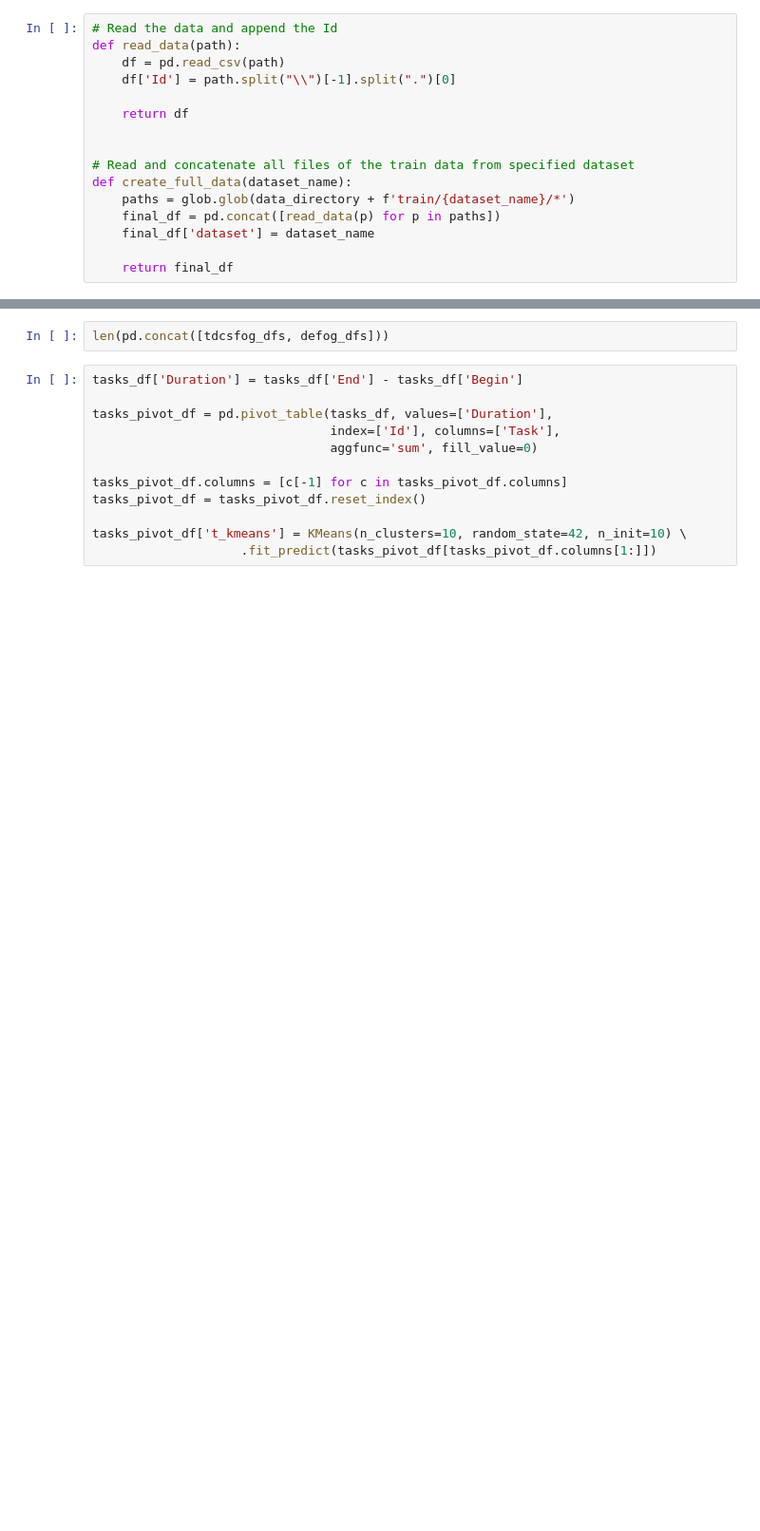
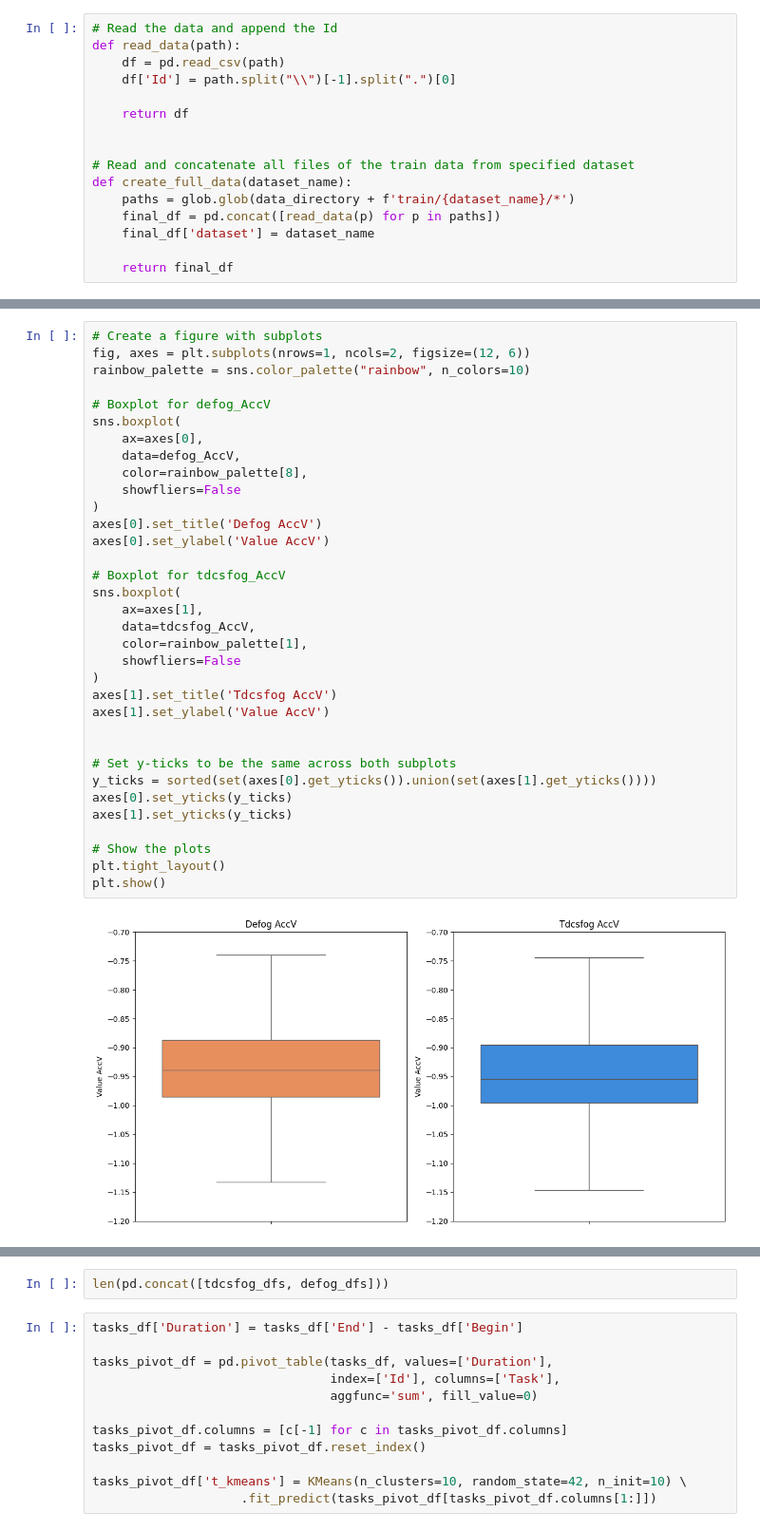
Before and after one commit to pariaighanian/Parkinson_Freezing_of_Gait_Prediction, a Jupyter notebook: ML.ipynb, the cells around one changed output, grey strips where cells are left out. Shown at 95% size. Saved outputs shown, nothing was run; the diff lists cells and outputs as text; blank space fills up the shorter version.

```diff
--- a/ML.ipynb
+++ b/ML.ipynb
@@ -132,0 +196,36 @@ defog_dfs.head()
+# %%
+# Create a figure with subplots
+fig, axes = plt.subplots(nrows=1, ncols=2, figsize=(12, 6))
+rainbow_palette = sns.color_palette("rainbow", n_colors=10)
+
+# Boxplot for defog_AccV
+sns.boxplot(
+    ax=axes[0],
+    data=defog_AccV,
+    color=rainbow_palette[8],
+    showfliers=False
+)
+axes[0].set_title('Defog AccV')
+axes[0].set_ylabel('Value AccV')
+
+# Boxplot for tdcsfog_AccV
+sns.boxplot(
+    ax=axes[1],
+    data=tdcsfog_AccV,
+    color=rainbow_palette[1],
+    showfliers=False
+)
+axes[1].set_title('Tdcsfog AccV')
+axes[1].set_ylabel('Value AccV')
+
+
+# Set y-ticks to be the same across both subplots
+y_ticks = sorted(set(axes[0].get_yticks()).union(set(axes[1].get_yticks())))
+axes[0].set_yticks(y_ticks)
+axes[1].set_yticks(y_ticks)
+
+# Show the plots
+plt.tight_layout()
+plt.show()
+# %% [output]
+[figure, added]
```
Also changed, not shown: parts of 58 cells of this notebook.
